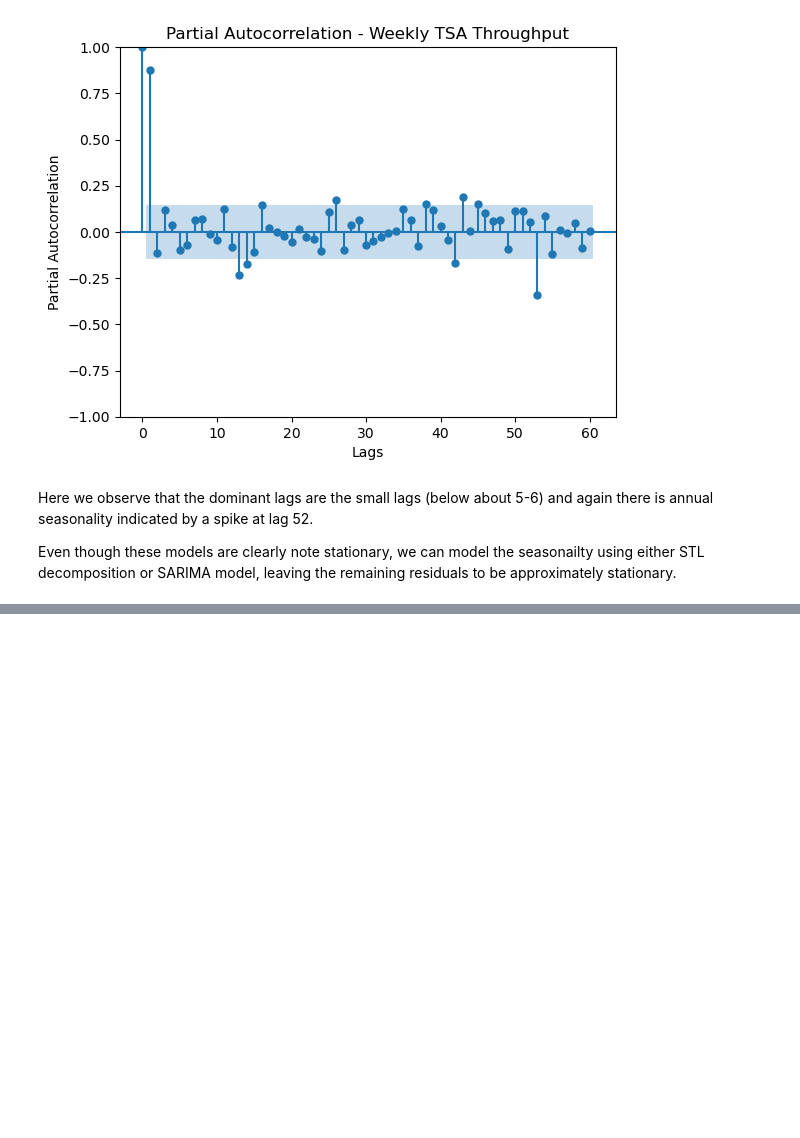
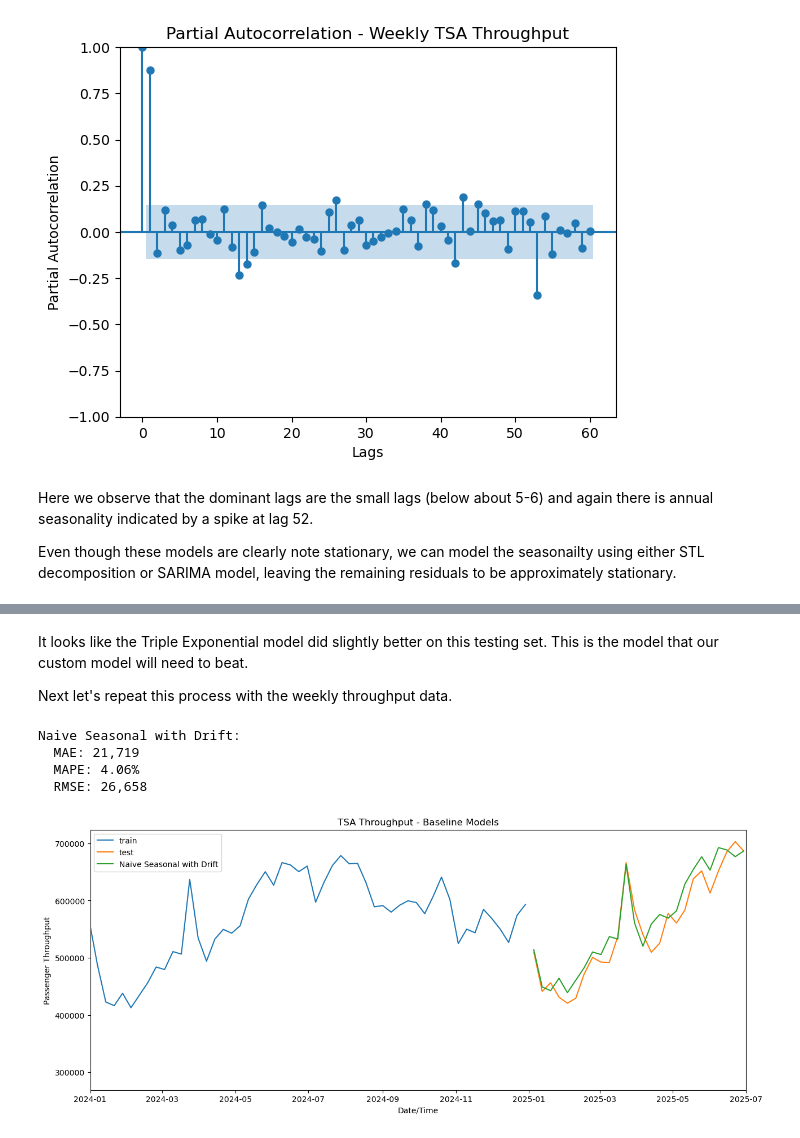
Before and after one commit to Erdos-Projects/spring-2026-busy-airports, a Jupyter notebook: busy_airports.ipynb, the cells around one changed output, grey strips where cells are left out. Saved outputs shown, nothing was run; the diff lists cells and outputs as text; code cells hidden in the pictures; blank space fills up the shorter version.

```diff
--- a/busy_airports.ipynb
+++ b/busy_airports.ipynb
@@ -158,0 +247,34 @@ Even though these models are clearly note stationary, we can model the seasonail
+# %% [markdown]
+It looks like the Triple Exponential model did slightly better on this testing set. This is the model that our custom model will need to beat.
+
+Next let's repeat this process with the weekly throughput data.
+# %%
+# Apply the Naive Seasonal model with Drift to the weekly data and calculate metrics
+nswd_model = NaiveSeasonalWithDrift(season_length=52)
+nswd_model.fit(ord_weekly_train.total_passenger_throughput)
+nswd_forecast = nswd_model.forecast(h=len(ord_weekly_test))
+nswd_metrics = evaluate_forecast(ord_weekly_test.total_passenger_throughput,
+                                 nswd_forecast,
+                                 "Naive Seasonal with Drift")
+# Print metrics
+print(f"\nNaive Seasonal with Drift:")
+print(f"  MAE: {nswd_metrics['mae']:,.0f}")
+print(f"  MAPE: {nswd_metrics['mape']*100:.2f}%")
+print(f"  RMSE: {nswd_metrics['rmse']:,.0f}")
+# Plot results
+plt.figure(figsize=(15, 6))
+plt.plot(ord_weekly_train.datetime, ord_weekly_train.total_passenger_throughput, label="train")
+plt.plot(ord_weekly_test.datetime, ord_weekly_test.total_passenger_throughput, label="test")
+plt.plot(ord_weekly_test.datetime, nswd_forecast, label="Naive Seasonal with Drift")
+plt.title("TSA Throughput - Baseline Models")
+plt.xlabel('Date/Time')
+plt.ylabel('Passenger Throughput')
+plt.xlim(pd.Timestamp("2024-01-01"), pd.Timestamp("2025-07-01"))
+plt.legend()
+plt.show()
+# %% [output]
+Naive Seasonal with Drift:
+  MAE: 21,719
+  MAPE: 4.06%
+  RMSE: 26,658
+[figure, added]
```
Also changed, not shown: parts of 13 cells of this notebook.
